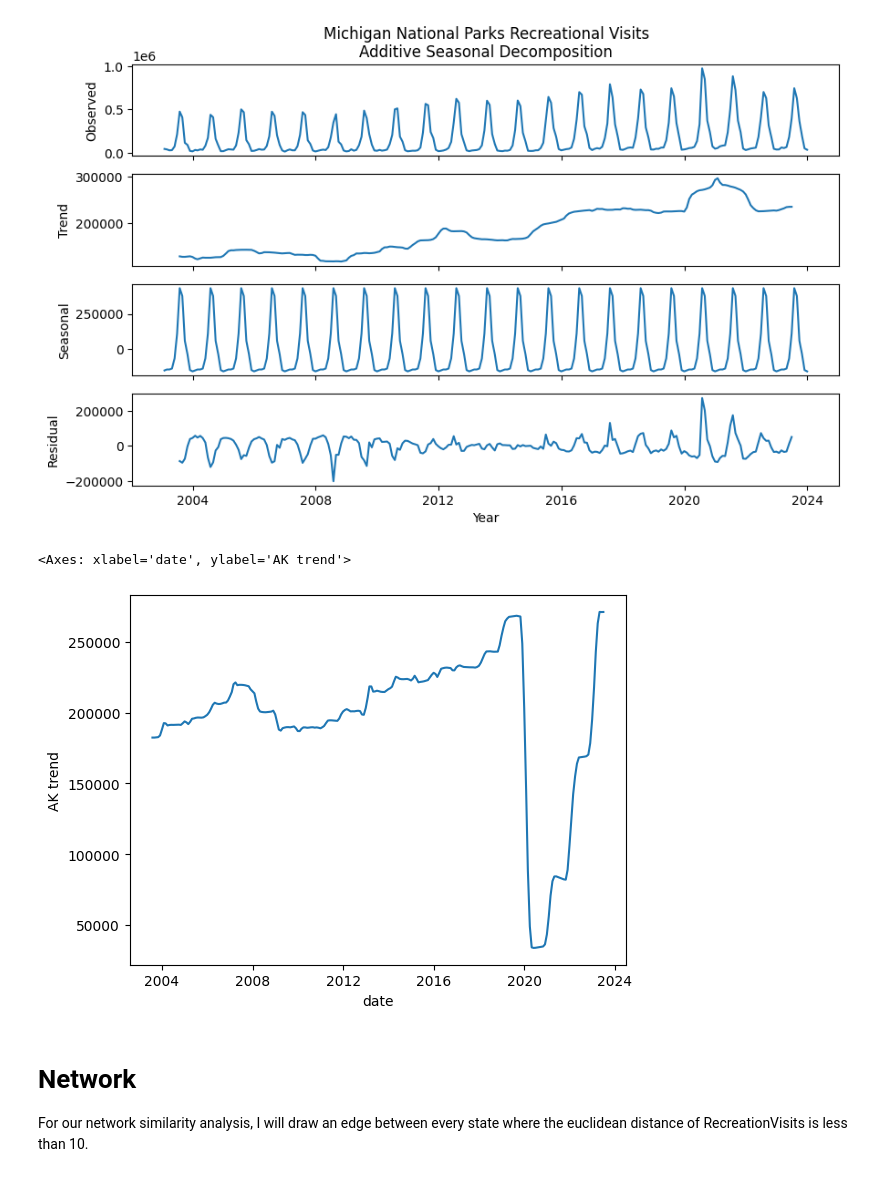
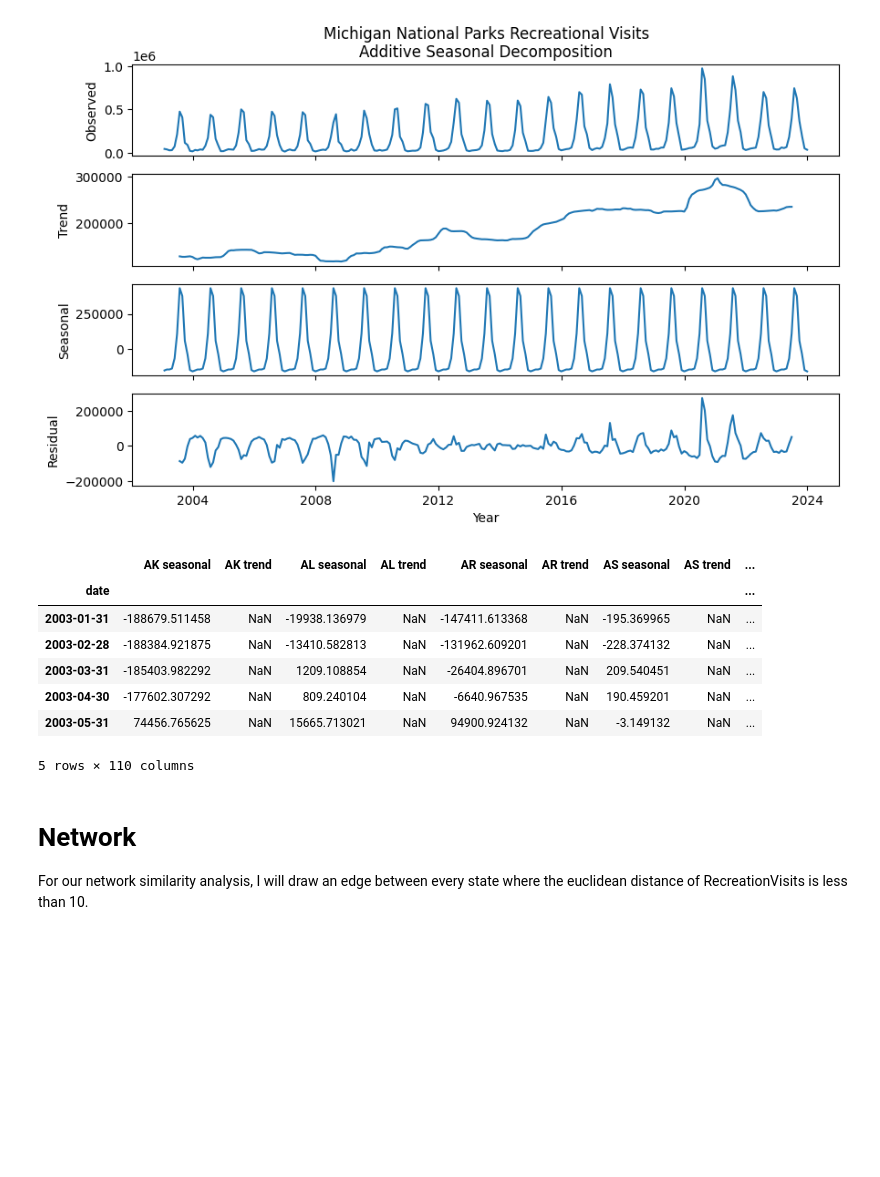
Before and after one commit to scmcqueen/NationalParksDataMining, a Jupyter notebook: state_similarity.ipynb, the cells around one changed output. Saved outputs shown, nothing was run; the diff lists cells and outputs as text; code cells hidden in the pictures; blank space fills up the shorter version.

Commit message:
seasonal decomp & trend decomp calculated

```diff
--- a/state_similarity.ipynb
+++ b/state_similarity.ipynb
@@ -363,8 +363,22 @@ fig.suptitle("Michigan National Parks Recreational Visits", x=0.513, y=0.95)
 Text(0.513, 0.95, 'Michigan National Parks Recreational Visits')
 [figure]
 # %%
+def get_data_for_decomp(df:pd.DataFrame,column:str='RecreationVisits')-> pd.DataFrame:
+    '''Formats the seasonal data in a better format
+    Input:
+        df
+        column: string, type of visit data e.g. RecreationVisits
+    Output:
+        df'''
+    state_agg_data=df.groupby(['state_2','visit_type','date'])['number_of_visits'].sum().reset_index()
+    state_agg_data=state_agg_data[state_agg_data.visit_type==column]
+    state_agg_data=state_agg_data.pivot(index='date',columns='state_2',values='number_of_visits')
+    state_agg_data.fillna(0,inplace=True)
+    state_agg_data.index = pd.to_datetime(state_agg_data.index, infer_datetime_format=True)
+    return state_agg_data
+
 def sea_decomp(df:pd.DataFrame)->pd.DataFrame:
-    '''Extracts the seasonal component of each column of a df.
+    '''Extracts the seasonal & trend components of each column of a df.
     Input:
         df (pd.DataFrame): a df with a date time index, values are daily new cases
 
@@ -385,32 +399,21 @@ def sea_decomp(df:pd.DataFrame)->pd.DataFrame:
             result = result.join(temp)
             result = result.join(temp2)
     return result
-
-def trend_decomp(df:pd.DataFrame)->pd.DataFrame:
-    '''Extracts the trend component of each column of a df.
-    Input:
-        df (pd.DataFrame): a df with a date time index, values are daily new cases
-
-    Output:
-        pd.DataFrame: each column has the seasonal component of a column.
-    '''
-    result = None
-    for x in df.columns:
-        sea_decomp = seasonal_decompose(df[x], model="additive",period=12)
-        temp = pd.DataFrame(sea_decomp.trend)
-        name = f'{x} trend'
-        temp.columns = [name]
-        if result is None: # for the first column
-            result = temp
-        else:
-            result = result.join(temp)
-    return result
-# %%
-tx =sea_decomp(state_agg_data)
-sns.lineplot(tx['AK trend'])
-# %% [output]
-<Axes: xlabel='date', ylabel='AK trend'>
-[figure, removed]
+# %%
+# get seasonal & trend decompositions
+sea_comp_insert_data = get_data_for_decomp(visit_data)
+seasonal_trend_dec =sea_decomp(sea_comp_insert_data)
+seasonal_trend_dec.head()
+# shows Nan but there are values when I plot
+# %% [output]
+|  | AK seasonal | AK trend | AL seasonal | AL trend | AR seasonal | AR trend | AS seasonal | AS trend | ... |
+| date |  |  |  |  |  |  |  |  | ... |
+| 2003-01-31 | -188679.511458 | NaN | -19938.136979 | NaN | -147411.613368 | NaN | -195.369965 | NaN | ... |
+| 2003-02-28 | -188384.921875 | NaN | -13410.582813 | NaN | -131962.609201 | NaN | -228.374132 | NaN | ... |
+| 2003-03-31 | -185403.982292 | NaN | 1209.108854 | NaN | -26404.896701 | NaN | 209.540451 | NaN | ... |
+| 2003-04-30 | -177602.307292 | NaN | 809.240104 | NaN | -6640.967535 | NaN | 190.459201 | NaN | ... |
+| 2003-05-31 | 74456.765625 | NaN | 15665.713021 | NaN | 94900.924132 | NaN | -3.149132 | NaN | ... |
+5 rows × 110 columns
 # %% [markdown]
 # Network
 For our network similarity analysis, I will draw an edge between every state where the euclidean distance of RecreationVisits is less than 10.
```
